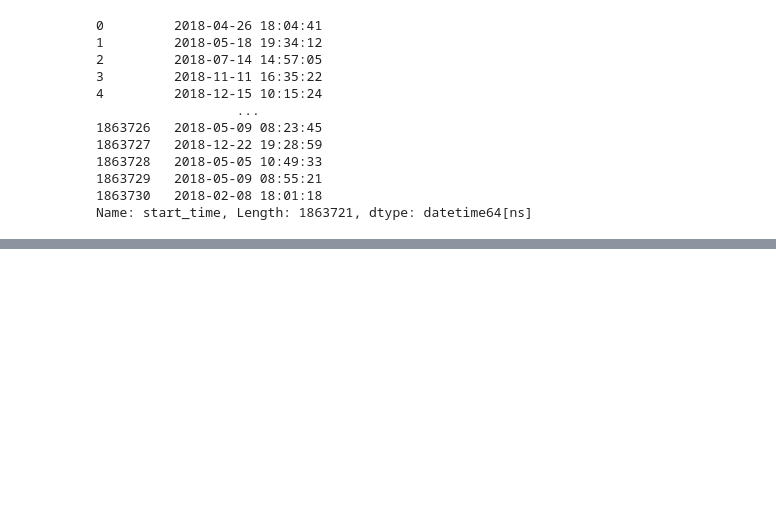
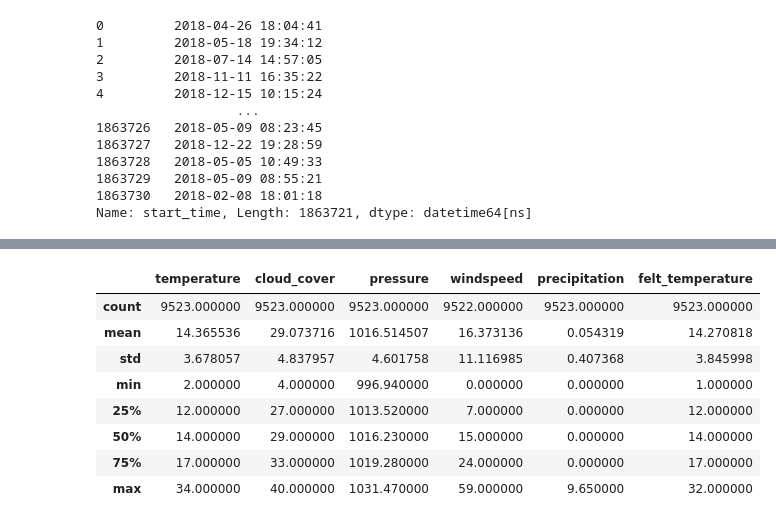
Before and after one commit to darebakdavca/Team_Project_DSML, a Jupyter notebook: Notebooks/3_Data_Preparation.ipynb, the cells around one changed output, grey strips where cells are left out. Drawn from its saved outputs; the diff is of its cells as text; code cells hidden in the pictures; blank space fills up the shorter version.

```diff
--- a/Notebooks/3_Data_Preparation.ipynb
+++ b/Notebooks/3_Data_Preparation.ipynb
@@ -97,0 +229,13 @@ Name: start_time, Length: 1863721, dtype: datetime64[ns]
+# %%
+# look at values in the weather_df_18 using .decribe()
+weather_df_18.describe()
+# %% [output]
+|  | temperature | cloud_cover | pressure | windspeed | precipitation | felt_temperature |
+| count | 9523.000000 | 9523.000000 | 9523.000000 | 9522.000000 | 9523.000000 | 9523.000000 |
+| mean | 14.365536 | 29.073716 | 1016.514507 | 16.373136 | 0.054319 | 14.270818 |
+| std | 3.678057 | 4.837957 | 4.601758 | 11.116985 | 0.407368 | 3.845998 |
+| min | 2.000000 | 4.000000 | 996.940000 | 0.000000 | 0.000000 | 1.000000 |
+| 25% | 12.000000 | 27.000000 | 1013.520000 | 7.000000 | 0.000000 | 12.000000 |
+| 50% | 14.000000 | 29.000000 | 1016.230000 | 15.000000 | 0.000000 | 14.000000 |
+| 75% | 17.000000 | 33.000000 | 1019.280000 | 24.000000 | 0.000000 | 17.000000 |
+| max | 34.000000 | 40.000000 | 1031.470000 | 59.000000 | 9.650000 | 32.000000 |
```
Also changed, not shown: parts of 19 cells of this notebook.
